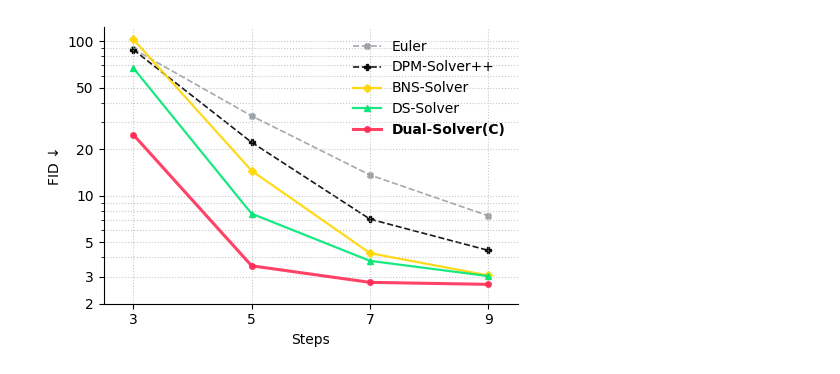
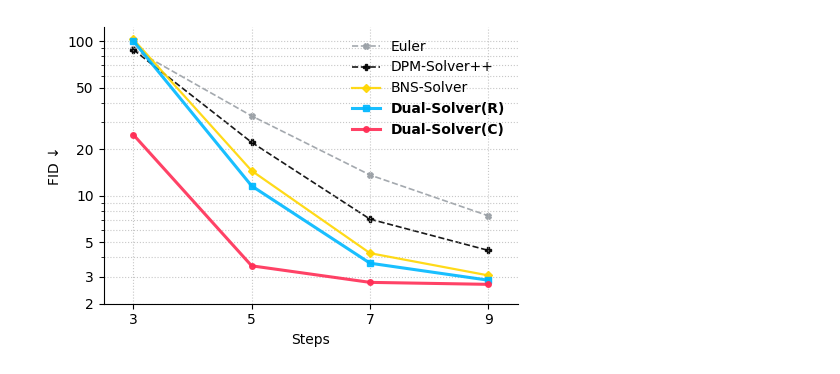
Before and after one commit to scpark20/logpx_samplers, a Jupyter notebook: paper/FID_CLIP/dit_fid.ipynb, the cells around one changed output. Cells and saved outputs as stored; diff of their text form; code cells hidden in the pictures.

```diff
--- a/paper/FID_CLIP/dit_fid.ipynb
+++ b/paper/FID_CLIP/dit_fid.ipynb
@@ -11,10 +11,9 @@ results = {
     "Euler":          np.array([89.33,  32.91, 13.64, 7.42]),
     "DPM-Solver++":   np.array([88.46,  22.19, 7.06, 4.43]),
     "BNS-Solver":     np.array([103.26, 14.53, 4.25, 3.05]),
-    "DS-Solver":      np.array([67.31,   7.66, 3.79, 3.02]),
-    #"Dual-Solver(R)": np.array([100.89, 11.59, 3.66, 2.84]),
+    #"DS-Solver":      np.array([67.31,   7.66, 3.79, 3.02]),
+    "Dual-Solver(R)": np.array([100.89, 11.59, 3.66, 2.84]),
     "Dual-Solver(C)": np.array([24.91, 3.52, 2.75, 2.67]),
-
 }
 
 style = {
@@ -32,31 +31,31 @@ lines = {}
 for label, vals in results.items():
     st = style[label]
     (line,) = ax.plot(
         steps, vals,
         label=label, marker=st["marker"], linewidth=st["lw"],
         linestyle=st["ls"], color=st["color"], markersize=4, zorder=st["zorder"], alpha=0.9
     )
     lines[label] = line
 
 ax.set_xlabel("Steps")
 ax.set_ylabel("FID ↓")
 ax.set_xticks(steps)
 ax.set_xlim(2.5, 9.5)
 ax.set_yscale("log")
 yticks = [2, 3, 5, 10, 20, 50, 100]
 ax.set_yticks(yticks)
 ax.yaxis.set_major_formatter(FuncFormatter(lambda y, _ : f"{y:g}"))
 ax.yaxis.set_minor_formatter(NullFormatter())
 ax.grid(True, which="both", linestyle=":", linewidth=0.8, alpha=0.7)
 ax.spines["top"].set_visible(False)
 ax.spines["right"].set_visible(False)
 
 leg = ax.legend(handles=[lines[k] for k in results.keys()], frameon=False, loc="upper right")
 for txt in leg.get_texts():
     if txt.get_text().startswith("Dual-Solver"):
         txt.set_fontweight("bold")
 
 fig.tight_layout()
 plt.show()
 # %% [output]
-[figure, old version]
+[figure, new version]
```
Also changed, not shown: 7 other files.
